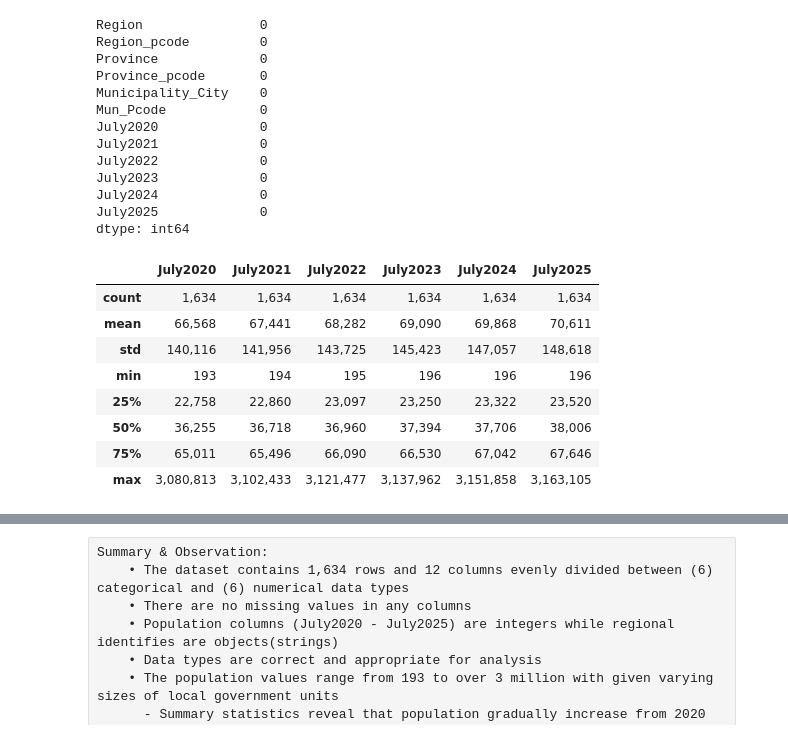
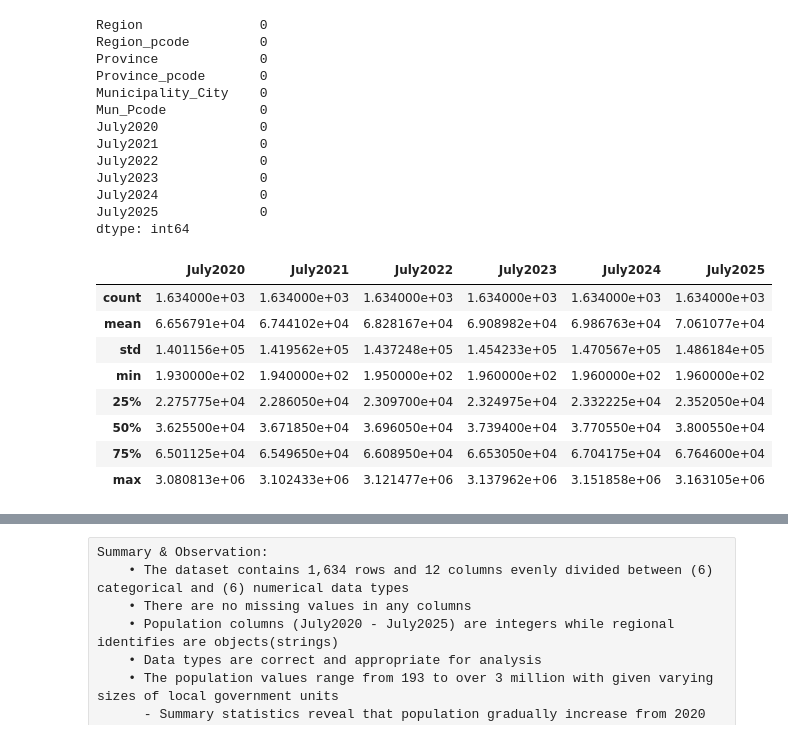
Before and after one commit to Mariopogi/Machine-Learning-Program-Exercises-Group-5-BSIT-2A, a Jupyter notebook: Regression.ipynb, the cells around one changed output, grey strips where cells are left out. Saved outputs shown, nothing was run; the diff lists cells and outputs as text; code cells hidden in the pictures.

```diff
--- a/Regression.ipynb
+++ b/Regression.ipynb
@@ -72,6 +72,13 @@ df.head(10)
 | 7 | Region I (Ilocos Region) | PH010000000 | Ilocos Norte | PH012800000 | Currimao | PH012808000 | 12419 | 12451 | ... |
 | 8 | Region I (Ilocos Region) | PH010000000 | Ilocos Norte | PH012800000 | Dingras | PH012809000 | 39673 | 39850 | ... |
 | 9 | Region I (Ilocos Region) | PH010000000 | Ilocos Norte | PH012800000 | Dumalneg | PH012810000 | 3267 | 3332 | ... |
+# %%
+# Safety: reset pandas float display format (prevents 'all 0/1' confusion)
+import pandas as pd
+try:
+    pd.reset_option('display.float_format')
+except Exception:
+    pass
 # %% [markdown]
 #### **3. Data Information and Summary Statistics**
 # %%
@@ -116,21 +123,18 @@ July2024             0
 July2025             0
 dtype: int64
 # %%
-# Format numerical outputs to display full numbers with commas instead of scientific notations
-pd.set_option('display.float_format', '{:,.0f}'.format)
-
 # Get Summary Statistics for Numeric Columns
 df.describe()
 # %% [output]
 |  | July2020 | July2021 | July2022 | July2023 | July2024 | July2025 |
-| count | 1,634 | 1,634 | 1,634 | 1,634 | 1,634 | 1,634 |
-| mean | 66,568 | 67,441 | 68,282 | 69,090 | 69,868 | 70,611 |
-| std | 140,116 | 141,956 | 143,725 | 145,423 | 147,057 | 148,618 |
-| min | 193 | 194 | 195 | 196 | 196 | 196 |
-| 25% | 22,758 | 22,860 | 23,097 | 23,250 | 23,322 | 23,520 |
-| 50% | 36,255 | 36,718 | 36,960 | 37,394 | 37,706 | 38,006 |
-| 75% | 65,011 | 65,496 | 66,090 | 66,530 | 67,042 | 67,646 |
-| max | 3,080,813 | 3,102,433 | 3,121,477 | 3,137,962 | 3,151,858 | 3,163,105 |
+| count | 1.634000e+03 | 1.634000e+03 | 1.634000e+03 | 1.634000e+03 | 1.634000e+03 | 1.634000e+03 |
+| mean | 6.656791e+04 | 6.744102e+04 | 6.828167e+04 | 6.908982e+04 | 6.986763e+04 | 7.061077e+04 |
+| std | 1.401156e+05 | 1.419562e+05 | 1.437248e+05 | 1.454233e+05 | 1.470567e+05 | 1.486184e+05 |
+| min | 1.930000e+02 | 1.940000e+02 | 1.950000e+02 | 1.960000e+02 | 1.960000e+02 | 1.960000e+02 |
+| 25% | 2.275775e+04 | 2.286050e+04 | 2.309700e+04 | 2.324975e+04 | 2.332225e+04 | 2.352050e+04 |
+| 50% | 3.625500e+04 | 3.671850e+04 | 3.696050e+04 | 3.739400e+04 | 3.770550e+04 | 3.800550e+04 |
+| 75% | 6.501125e+04 | 6.549650e+04 | 6.608950e+04 | 6.653050e+04 | 6.704175e+04 | 6.764600e+04 |
+| max | 3.080813e+06 | 3.102433e+06 | 3.121477e+06 | 3.137962e+06 | 3.151858e+06 | 3.163105e+06 |
 # %%
 # Import display function to show DataFrames neatly (Formatted Output)
 from IPython.display import display
```
Also changed, not shown: parts of 23 cells of this notebook.
